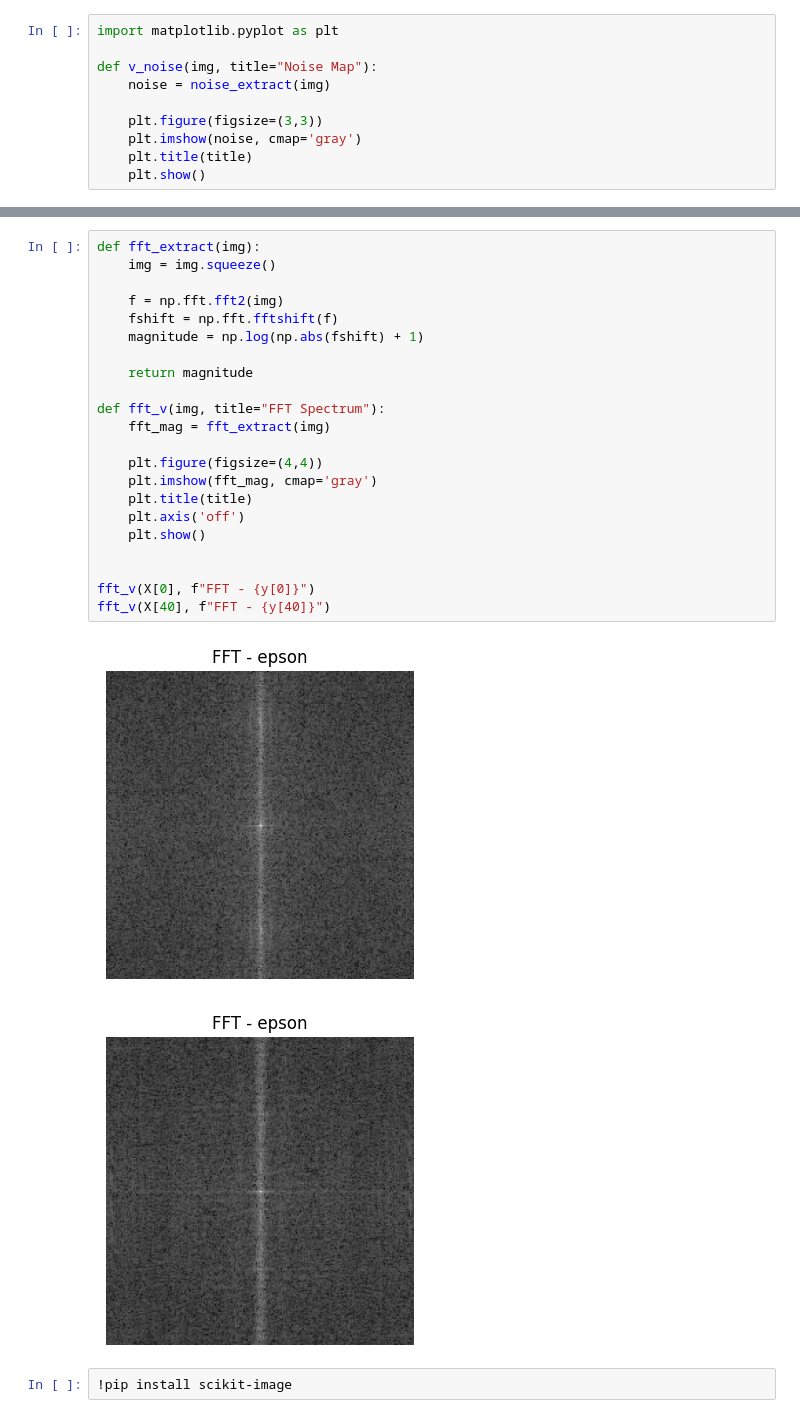
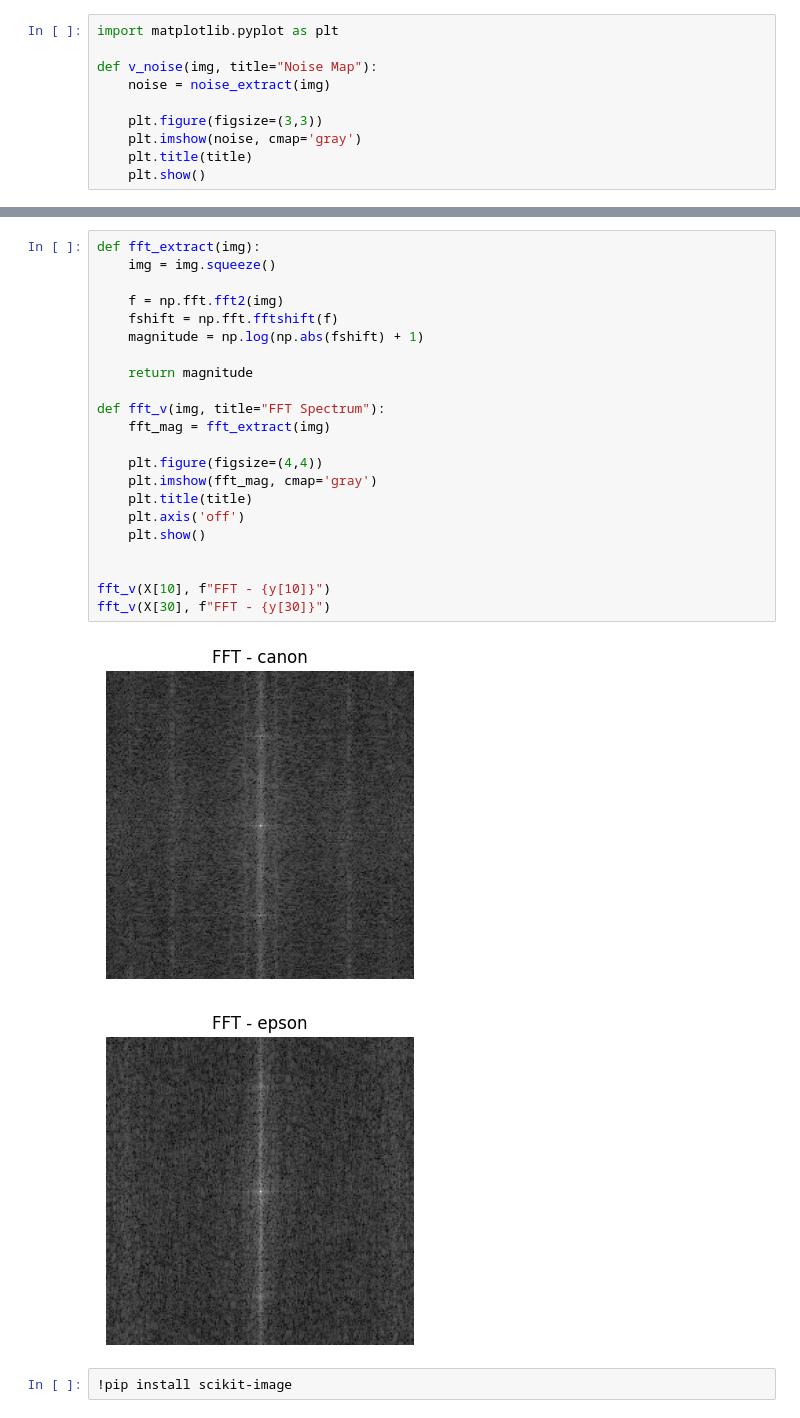
Before and after one commit to AI-TraceFinder/Yatendra_Pachori_AI, a Jupyter notebook: MILESTONE2/file2.ipynb, the cells around one changed output, grey strips where cells are left out. Saved outputs shown, nothing was run; the diff lists cells and outputs as text.

```diff
--- a/MILESTONE2/file2.ipynb
+++ b/MILESTONE2/file2.ipynb
@@ -88,28 +73,28 @@ v_noise(X[40], title=f"Noise Pattern - {y[40]}")
 # %%
 def fft_extract(img):
     img = img.squeeze()
 
     f = np.fft.fft2(img)
     fshift = np.fft.fftshift(f)
     magnitude = np.log(np.abs(fshift) + 1)
 
     return magnitude
 
 def fft_v(img, title="FFT Spectrum"):
     fft_mag = fft_extract(img)
 
     plt.figure(figsize=(4,4))
     plt.imshow(fft_mag, cmap='gray')
     plt.title(title)
     plt.axis('off')
     plt.show()
 
 
-fft_v(X[0], f"FFT - {y[0]}")
-fft_v(X[40], f"FFT - {y[40]}")
+fft_v(X[10], f"FFT - {y[10]}")
+fft_v(X[30], f"FFT - {y[30]}")
 # %% [output]
-[figure, old version]
+[figure, new version]
-[figure, old version]
+[figure, new version]
 # %%
 !pip install scikit-image
 # %% [output]
```
Also changed, not shown: parts of 10 cells of this notebook, 1 other file.
